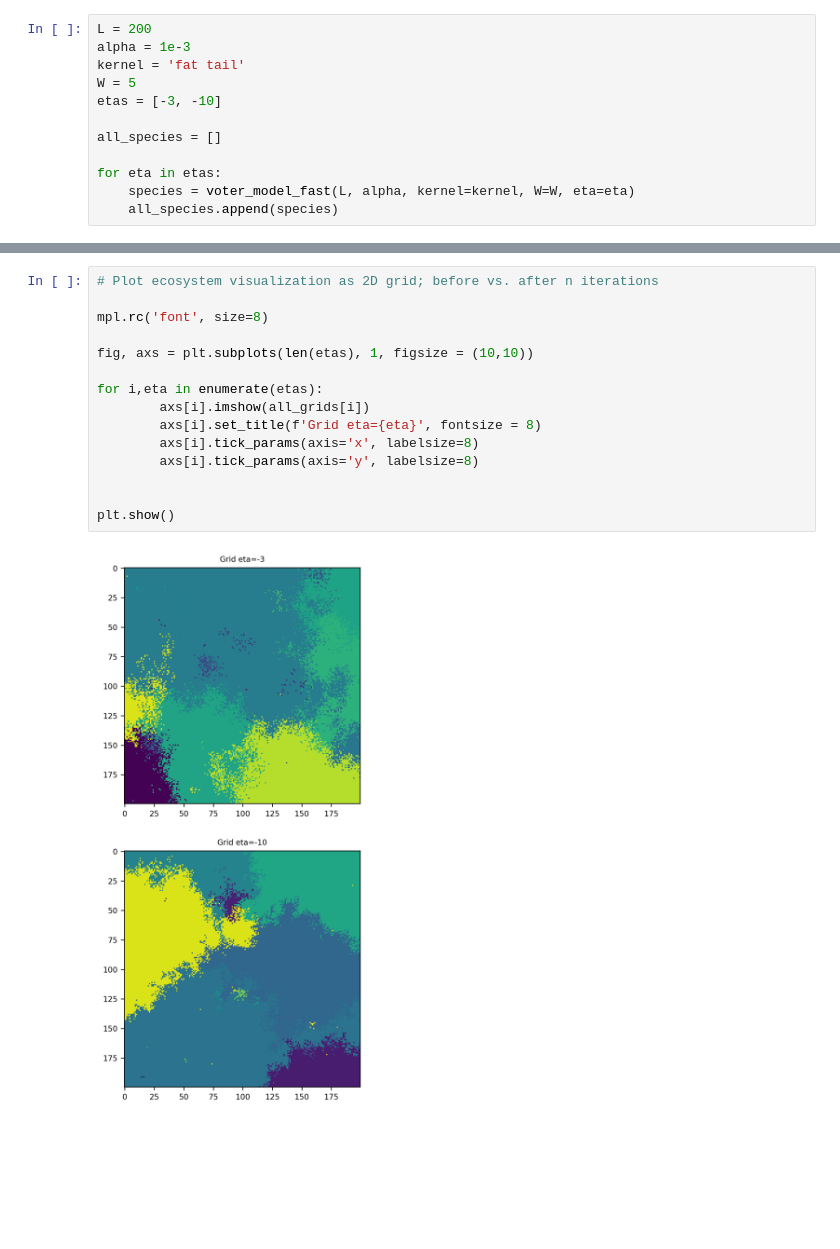
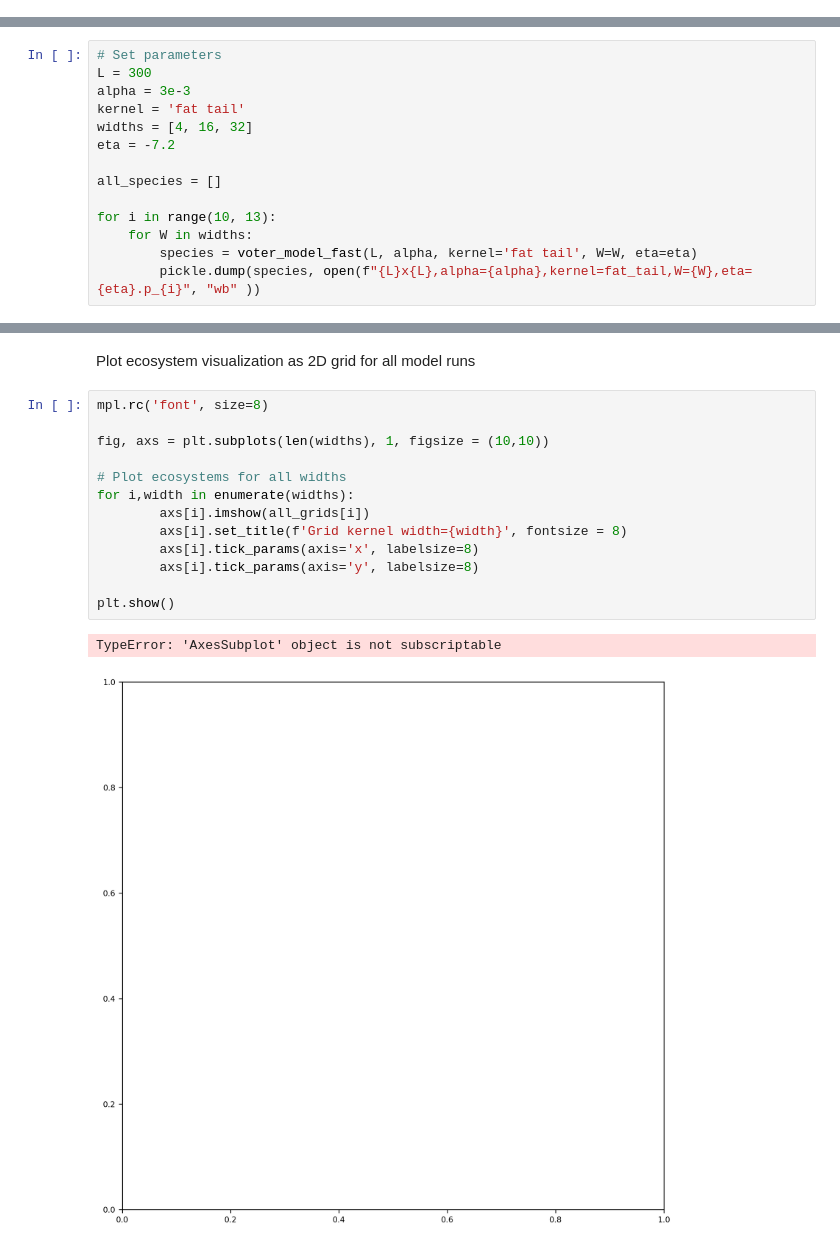
Before and after one commit to jonasargelo/Complex-systems-sim, a Jupyter notebook: run_fast_voter.ipynb, the cells around one changed output, grey strips where cells are left out. Drawn from its saved outputs; the diff is of its cells as text; blank space fills up the shorter version.

```diff
--- a/run_fast_voter.ipynb
+++ b/run_fast_voter.ipynb
@@ -6,15 +8,3 @@ import matplotlib as mpl
 mpl.rcParams['figure.dpi'] = 300
 
 %run backwards_time_voter_model.ipynb
-# %%
-L = 200
-alpha = 1e-3
-kernel = 'fat tail'
-W = 5
-etas = [-3, -10]
-
-all_species = []
-
-for eta in etas:
-    species = voter_model_fast(L, alpha, kernel=kernel, W=W, eta=eta)
-    all_species.append(species)
@@ -20,0 +13,14 @@ for eta in etas:
+# %%
+# Set parameters
+L = 300
+alpha = 3e-3
+kernel = 'fat tail'
+widths = [4, 16, 32]
+eta = -7.2
+
+all_species = []
+
+for i in range(10, 13):
+    for W in widths:
+        species = voter_model_fast(L, alpha, kernel='fat tail', W=W, eta=eta)
+        pickle.dump(species, open(f"{L}x{L},alpha={alpha},kernel=fat_tail,W={W},eta={eta}.p_{i}", "wb" ))
@@ -37,17 +42,18 @@ for species in all_species:
+# %% [markdown]
+Plot ecosystem visualization as 2D grid for all model runs
 # %%
-# Plot ecosystem visualization as 2D grid; before vs. after n iterations
-
 mpl.rc('font', size=8)
 
-fig, axs = plt.subplots(len(etas), 1, figsize = (10,10))
+fig, axs = plt.subplots(len(widths), 1, figsize = (10,10))
 
-for i,eta in enumerate(etas):
+# Plot ecosystems for all widths
+for i,width in enumerate(widths):
         axs[i].imshow(all_grids[i])
-        axs[i].set_title(f'Grid eta={eta}', fontsize = 8)
+        axs[i].set_title(f'Grid kernel width={width}', fontsize = 8)
         axs[i].tick_params(axis='x', labelsize=8)
         axs[i].tick_params(axis='y', labelsize=8)
 
-
 plt.show()
 # %% [output]
+TypeError: 'AxesSubplot' object is not subscriptable
-[figure, old version]
+[figure, new version]
```
Also changed, not shown: parts of 12 cells of this notebook, 1 other file.
